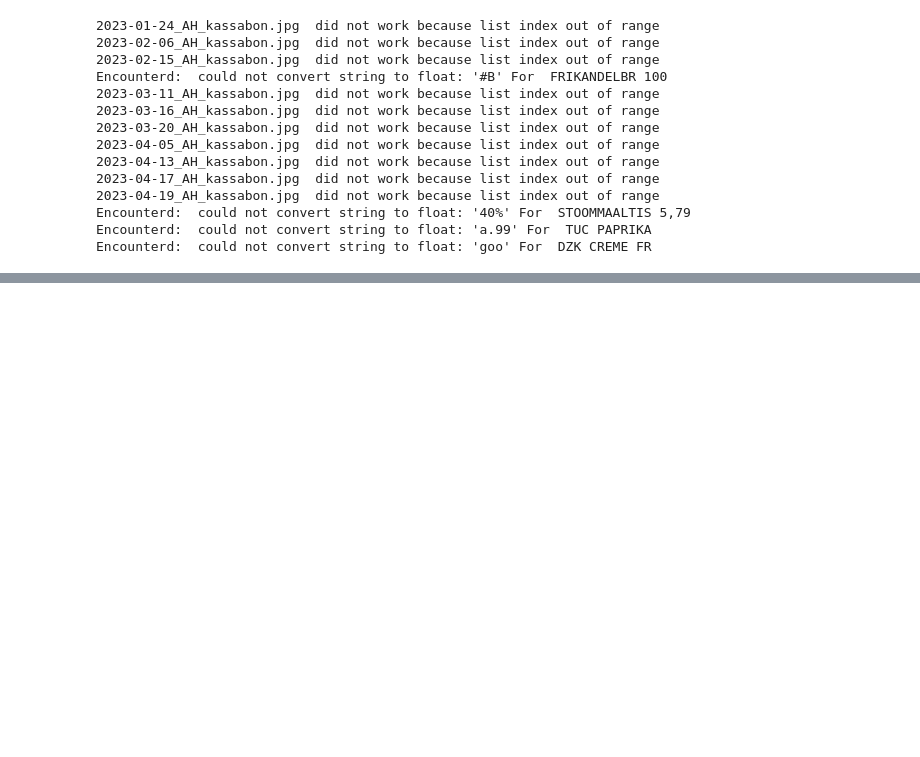
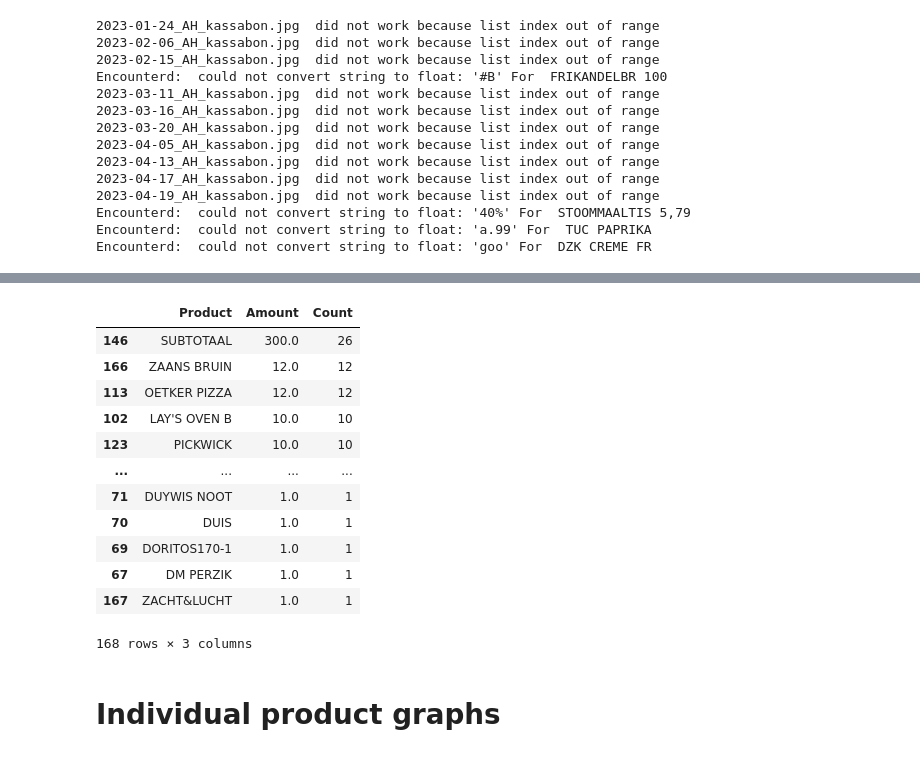
Before and after one commit to rients2/AH_kassabonnen, a Jupyter notebook: ah_bonnen.ipynb, the cells around one changed output, grey strips where cells are left out. Drawn from its saved outputs; the diff is of its cells as text; code cells hidden in the pictures; blank space fills up the shorter version.

```diff
--- a/ah_bonnen.ipynb
+++ b/ah_bonnen.ipynb
@@ -202,0 +220,23 @@ test[test['Product'] == 'SUBTOTAAL']
+# %%
+df_grouped = test.groupby('Product').agg({'Amount': 'sum', 'Product': 'size'})
+df_grouped = df_grouped.rename(columns={'Product':'Count'})
+df_grouped = df_grouped.reset_index(drop=False)
+df_grouped = df_grouped.sort_values(by='Count', ascending=False)
+# %%
+df_grouped
+# %% [output]
+|  | Product | Amount | Count |
+| 146 | SUBTOTAAL | 300.0 | 26 |
+| 166 | ZAANS BRUIN | 12.0 | 12 |
+| 113 | OETKER PIZZA | 12.0 | 12 |
+| 102 | LAY'S OVEN B | 10.0 | 10 |
+| 123 | PICKWICK | 10.0 | 10 |
+| ... | ... | ... | ... |
+| 71 | DUYWIS NOOT | 1.0 | 1 |
+| 70 | DUIS | 1.0 | 1 |
+| 69 | DORITOS170-1 | 1.0 | 1 |
+| 67 | DM PERZIK | 1.0 | 1 |
+| 167 | ZACHT&LUCHT | 1.0 | 1 |
+168 rows × 3 columns
+# %% [markdown]
+# Individual product graphs
```
Also changed, not shown: parts of 15 cells of this notebook.
